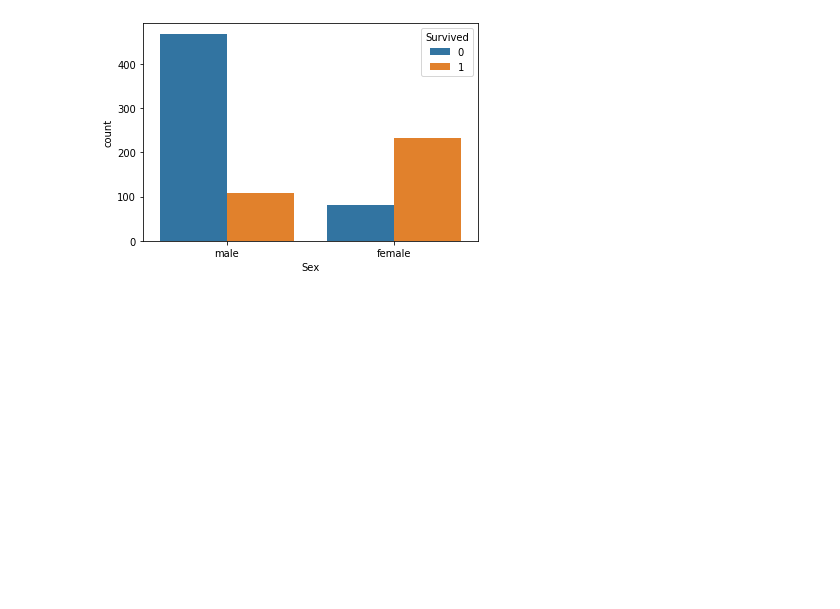
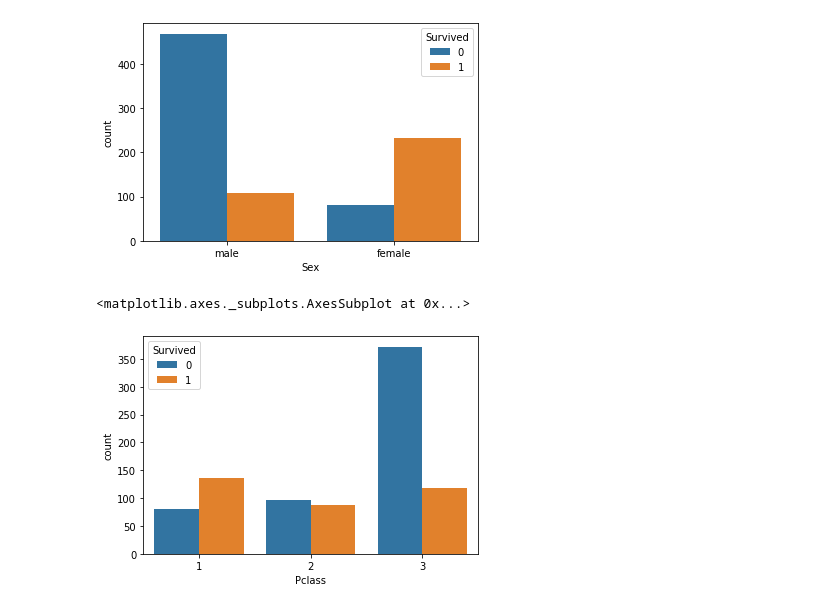
Before and after one commit to tewei0328/AI, a Jupyter notebook: school_titanic_read_csv_資料切片.ipynb, the cells around one changed output. Drawn from its saved outputs; the diff is of its cells as text; code cells hidden in the pictures; blank space fills up the shorter version.

```diff
--- a/school_titanic_read_csv_資料切片.ipynb
+++ b/school_titanic_read_csv_資料切片.ipynb
@@ -73,3 +73,8 @@ sb.countplot(df.Sex, hue=df.Survived)
 # %% [output]
 <matplotlib.axes._subplots.AxesSubplot at 0x...>
 [figure]
+# %%
+sb.countplot(df.Pclass, hue=df.Survived)
+# %% [output]
+<matplotlib.axes._subplots.AxesSubplot at 0x...>
+[figure, added]
```
